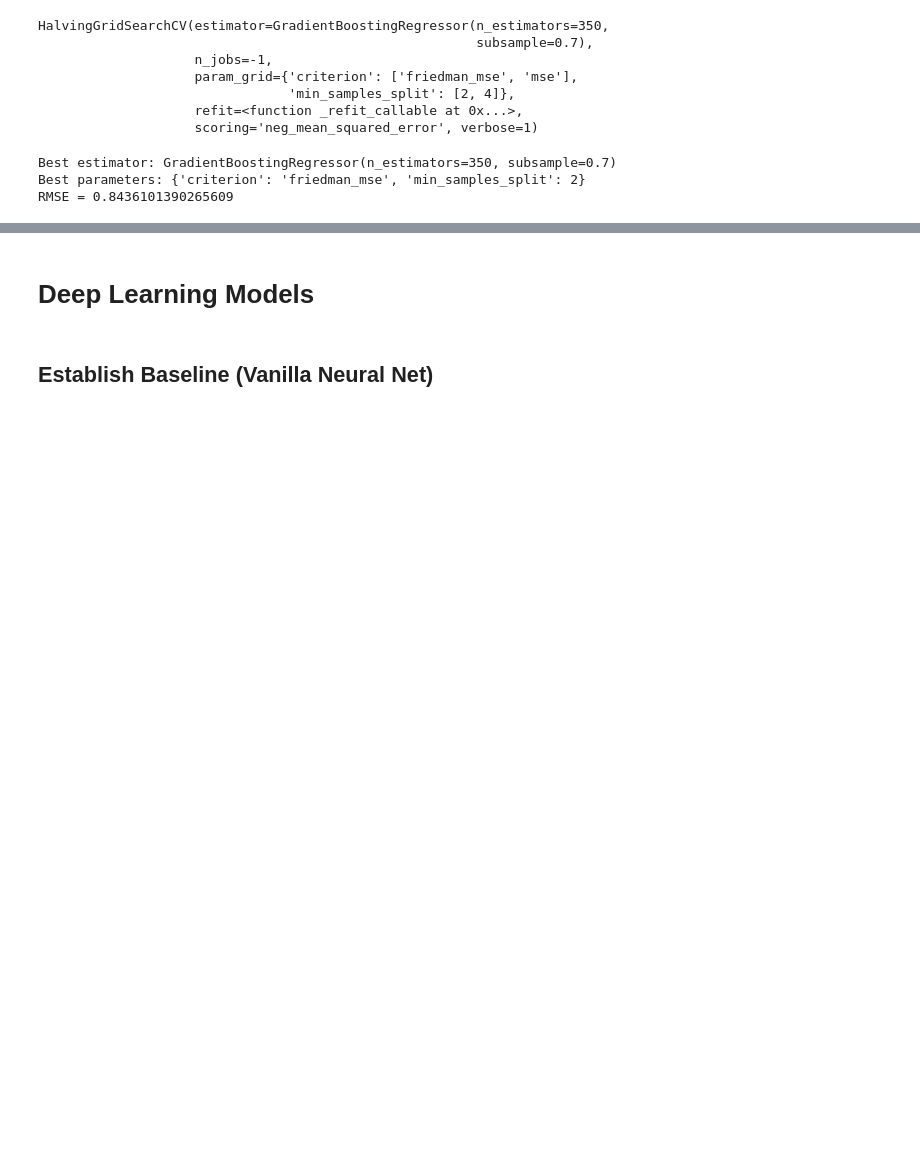
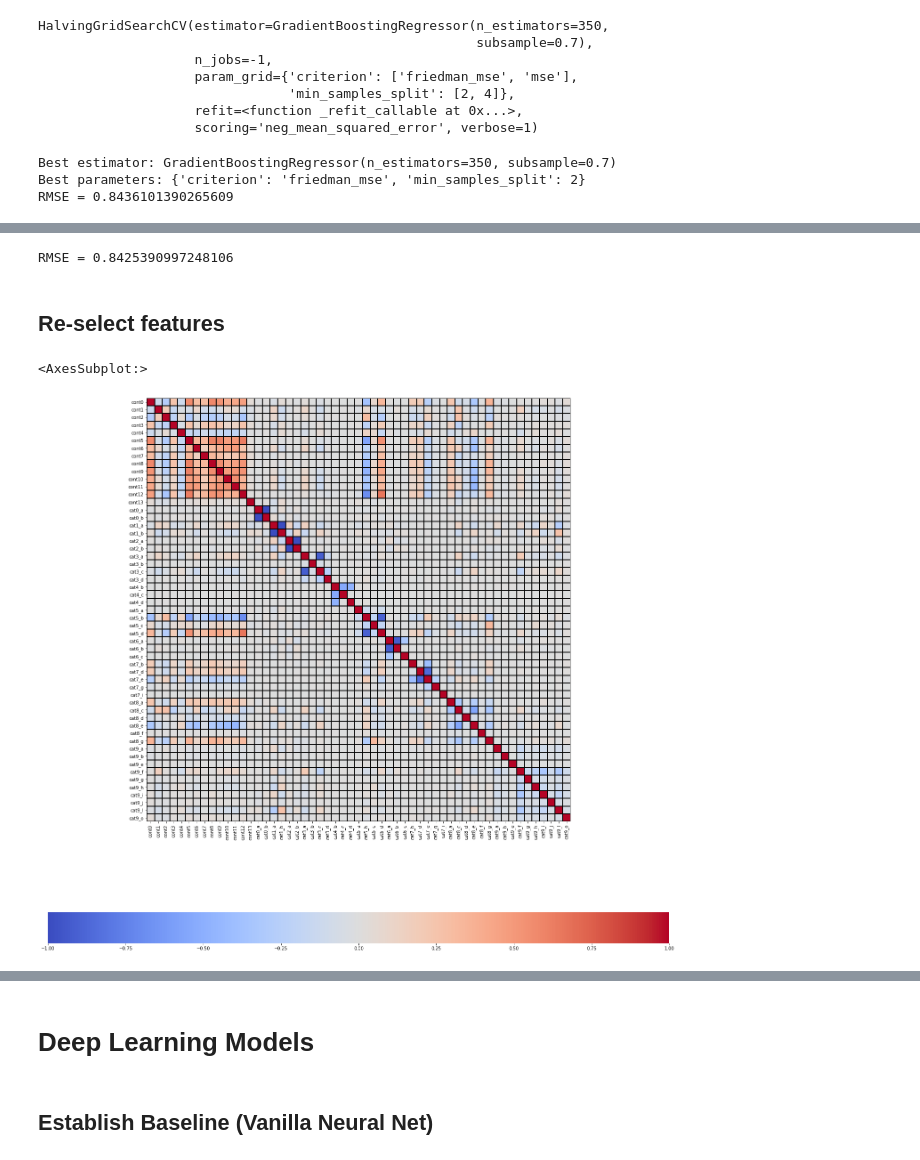
Before and after one commit to ngachago/tabular_comp, a Jupyter notebook: tabular_playground_comp_feb21.ipynb, the cells around one changed output, grey strips where cells are left out. Drawn from its saved outputs; the diff is of its cells as text; code cells hidden in the pictures; blank space fills up the shorter version.

```diff
--- a/tabular_playground_comp_feb21.ipynb
+++ b/tabular_playground_comp_feb21.ipynb
@@ -2429,0 +2806,6 @@ print('RMSE =', math.sqrt(abs(mse)))
+# %%
+y_pred = vr.predict(X_val)
+mse = mean_squared_error(y_true=y_val, y_pred=y_pred)
+print('RMSE =', math.sqrt(abs(mse)))
+# %% [output]
+RMSE = 0.8425390997248106
@@ -2429,0 +2817,15 @@ print('RMSE =', math.sqrt(abs(mse)))
+# %% [markdown]
+## Re-select features
+# %%
+corr = X.corr()
+fig, ax = plt.subplots(1, 1, figsize=(25, 25))
+sns.heatmap(corr,
+        xticklabels=corr.columns,
+        yticklabels=corr.columns,
+        ax=ax, vmin=-1, vmax=1, center= 0, cmap= 'coolwarm',
+        linewidths=1, linecolor='black',
+        cbar_kws= {'orientation': 'horizontal'},
+        square=True)
+# %% [output]
+<AxesSubplot:>
+[figure, added]
```
Also changed, not shown: parts of 87 cells of this notebook.
